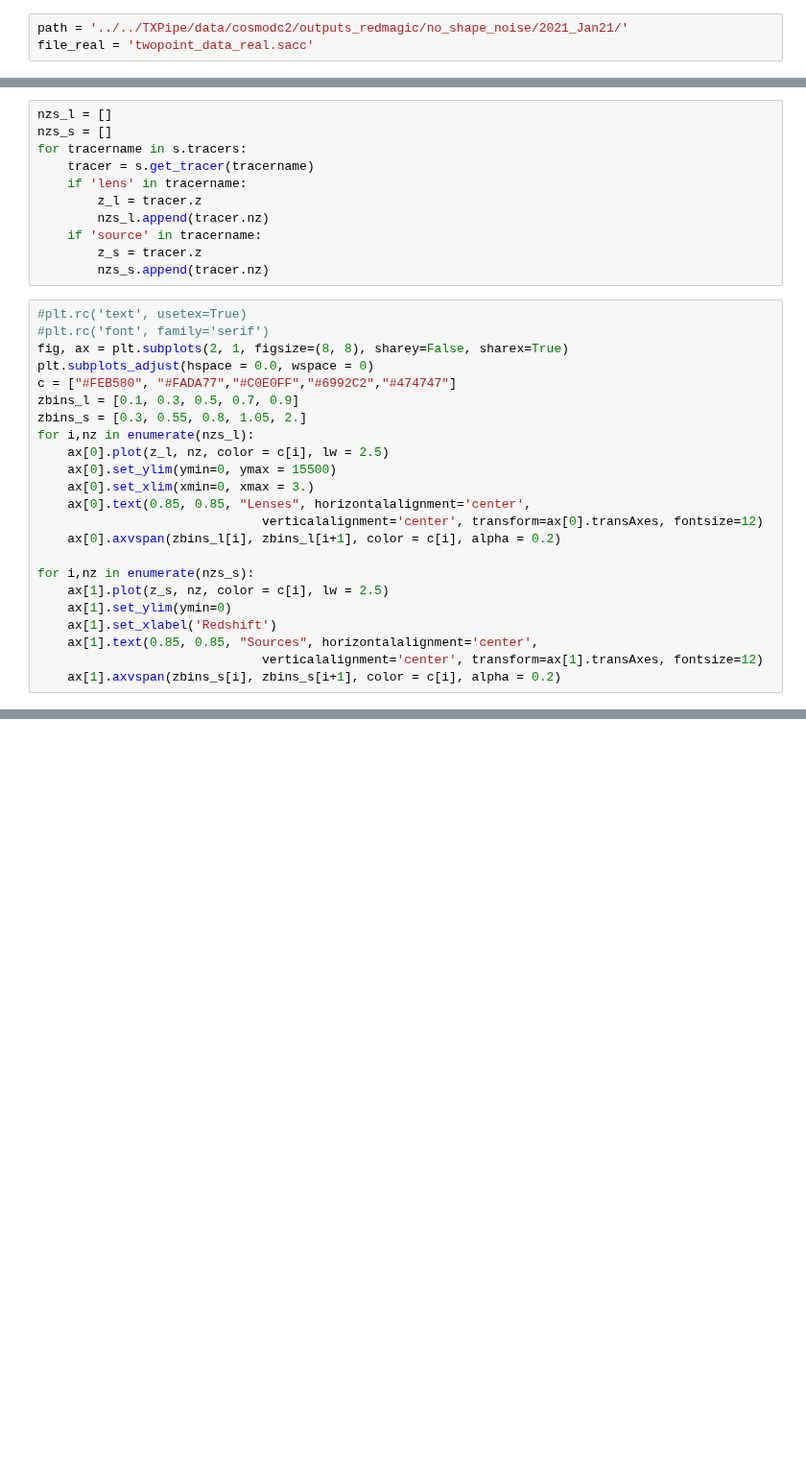
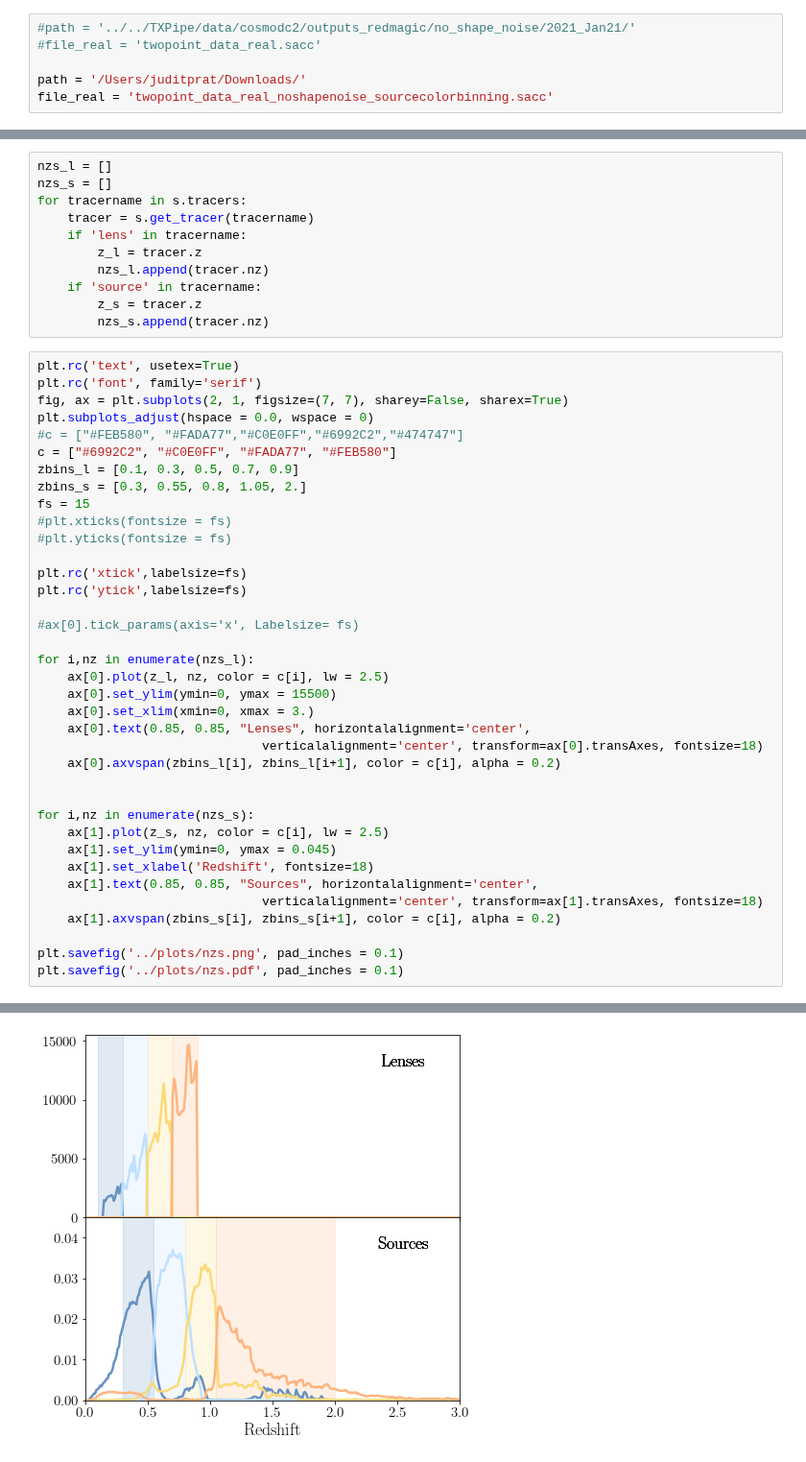
Before and after one commit to LSSTDESC/txpipe-cosmodc2, a Jupyter notebook: notebooks/plot_nzs.ipynb, the cells around one changed output, grey strips where cells are left out. Shown at 96% size. Cells and saved outputs as stored; diff of their text form; blank space fills up the shorter version.

Commit message:
Update to plot locally with latex.

```diff
--- a/notebooks/plot_nzs.ipynb
+++ b/notebooks/plot_nzs.ipynb
@@ -3,8 +3,11 @@ import matplotlib.pyplot as plt
 import sacc
 import numpy as np
 # %%
-path = '../../TXPipe/data/cosmodc2/outputs_redmagic/no_shape_noise/2021_Jan21/'
-file_real = 'twopoint_data_real.sacc'
+#path = '../../TXPipe/data/cosmodc2/outputs_redmagic/no_shape_noise/2021_Jan21/'
+#file_real = 'twopoint_data_real.sacc'
+
+path = '/Users/juditprat/Downloads/'
+file_real = 'twopoint_data_real_noshapenoise_sourcecolorbinning.sacc'
 # %%
 s = sacc.Sacc.load_fits(path + file_real)
 # %%
@@ -19,26 +22,40 @@ for tracername in s.tracers:
         z_s = tracer.z
         nzs_s.append(tracer.nz)
 # %%
-#plt.rc('text', usetex=True)
-#plt.rc('font', family='serif')
-fig, ax = plt.subplots(2, 1, figsize=(8, 8), sharey=False, sharex=True)
+plt.rc('text', usetex=True)
+plt.rc('font', family='serif')
+fig, ax = plt.subplots(2, 1, figsize=(7, 7), sharey=False, sharex=True)
 plt.subplots_adjust(hspace = 0.0, wspace = 0)
-c = ["#FEB580", "#FADA77","#C0E0FF","#6992C2","#474747"]
+#c = ["#FEB580", "#FADA77","#C0E0FF","#6992C2","#474747"]
+c = ["#6992C2", "#C0E0FF", "#FADA77", "#FEB580"]
 zbins_l = [0.1, 0.3, 0.5, 0.7, 0.9]
 zbins_s = [0.3, 0.55, 0.8, 1.05, 2.]
+fs = 15
+#plt.xticks(fontsize = fs)
+#plt.yticks(fontsize = fs)
+
+plt.rc('xtick',labelsize=fs)
+plt.rc('ytick',labelsize=fs)
+
+#ax[0].tick_params(axis='x', Labelsize= fs)
+
 for i,nz in enumerate(nzs_l):
     ax[0].plot(z_l, nz, color = c[i], lw = 2.5)
     ax[0].set_ylim(ymin=0, ymax = 15500)
     ax[0].set_xlim(xmin=0, xmax = 3.)
     ax[0].text(0.85, 0.85, "Lenses", horizontalalignment='center',
-                              verticalalignment='center', transform=ax[0].transAxes, fontsize=12)
+                              verticalalignment='center', transform=ax[0].transAxes, fontsize=18)
     ax[0].axvspan(zbins_l[i], zbins_l[i+1], color = c[i], alpha = 0.2)
+
 
 for i,nz in enumerate(nzs_s):
     ax[1].plot(z_s, nz, color = c[i], lw = 2.5)
-    ax[1].set_ylim(ymin=0)
-    ax[1].set_xlabel('Redshift')
+    ax[1].set_ylim(ymin=0, ymax = 0.045)
+    ax[1].set_xlabel('Redshift', fontsize=18)
     ax[1].text(0.85, 0.85, "Sources", horizontalalignment='center',
-                              verticalalignment='center', transform=ax[1].transAxes, fontsize=12)
+                              verticalalignment='center', transform=ax[1].transAxes, fontsize=18)
     ax[1].axvspan(zbins_s[i], zbins_s[i+1], color = c[i], alpha = 0.2)
+
+plt.savefig('../plots/nzs.png', pad_inches = 0.1)
+plt.savefig('../plots/nzs.pdf', pad_inches = 0.1)
 # %% [output]
@@ -49,0 +62 @@ Here is the full report generated by latex:
+[figure, added]
```
Also changed, not shown: parts of 1 cell of this notebook.
